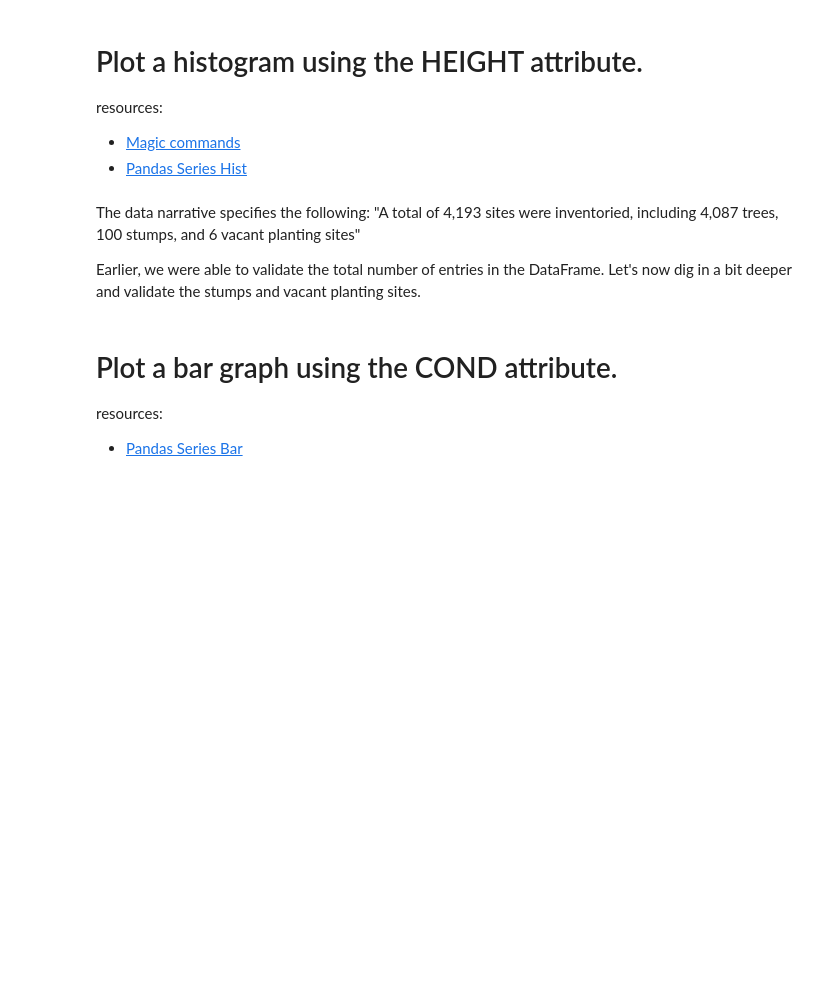
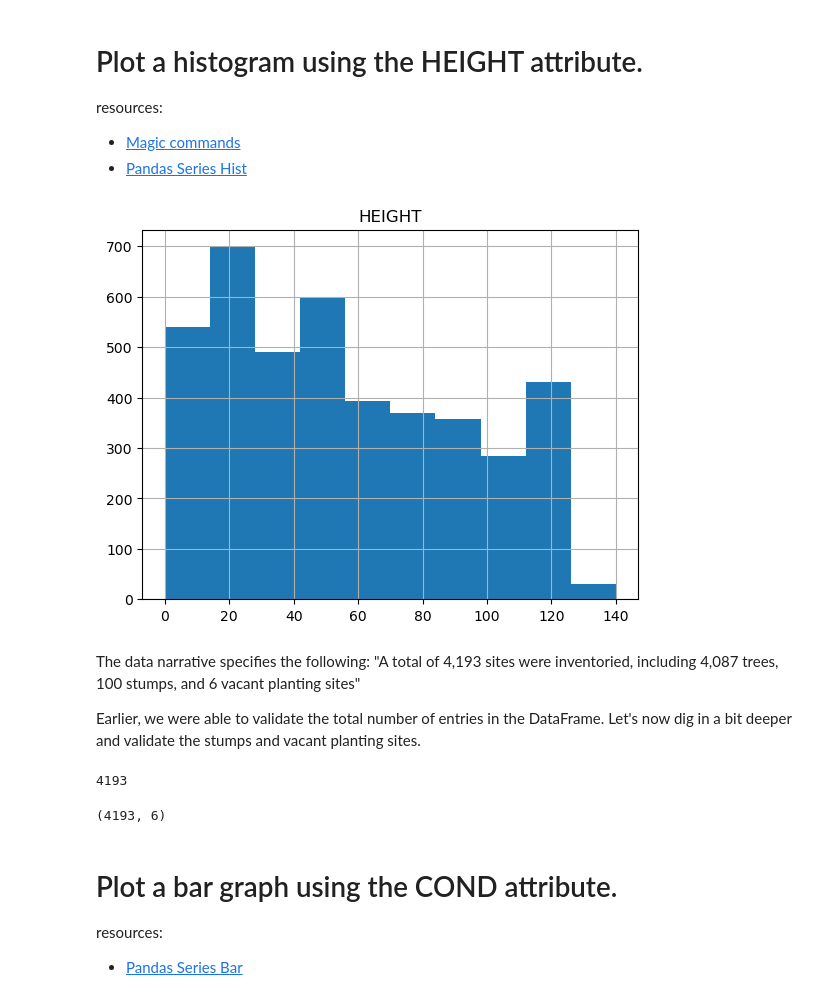
Before and after one commit to angelikabrown/DataEngineering.Labs.CityOfNewarkDETreeSurvey, a Jupyter notebook: newark_de_tree_survey.ipynb, the cells around one changed output. Saved outputs shown, nothing was run; the diff lists cells and outputs as text; code cells hidden in the pictures; blank space fills up the shorter version.

Commit message:
height hist

```diff
--- a/newark_de_tree_survey.ipynb
+++ b/newark_de_tree_survey.ipynb
@@ -113,5 +114,8 @@ resources:
 # %%
 # Create a histogram using the HEIGHT attribute here
+hist = data2.hist()
+# %% [output]
+[figure, added]
 # %% [markdown]
 The data narrative specifies the following:
 "A total of 4,193 sites were inventoried, including 4,087 trees, 100 stumps, and 6 vacant planting sites"
@@ -121,8 +125,17 @@ Earlier, we were able to validate the total number of entries in the DataFrame.
 # How many entries are stumps
 # %%
 # How many entries are vacant sites
+stumps = 100
+vacant = 6
+trees = 4087
+stumps + trees + vacant
+# %% [output]
+4193
 # %%
 # Do these number add up?
+data2.shape
+# %% [output]
+(4193, 6)
 # %% [markdown]
 # Plot a bar graph using the COND attribute.
 
```
Also changed, not shown: parts of 1 cell of this notebook.
